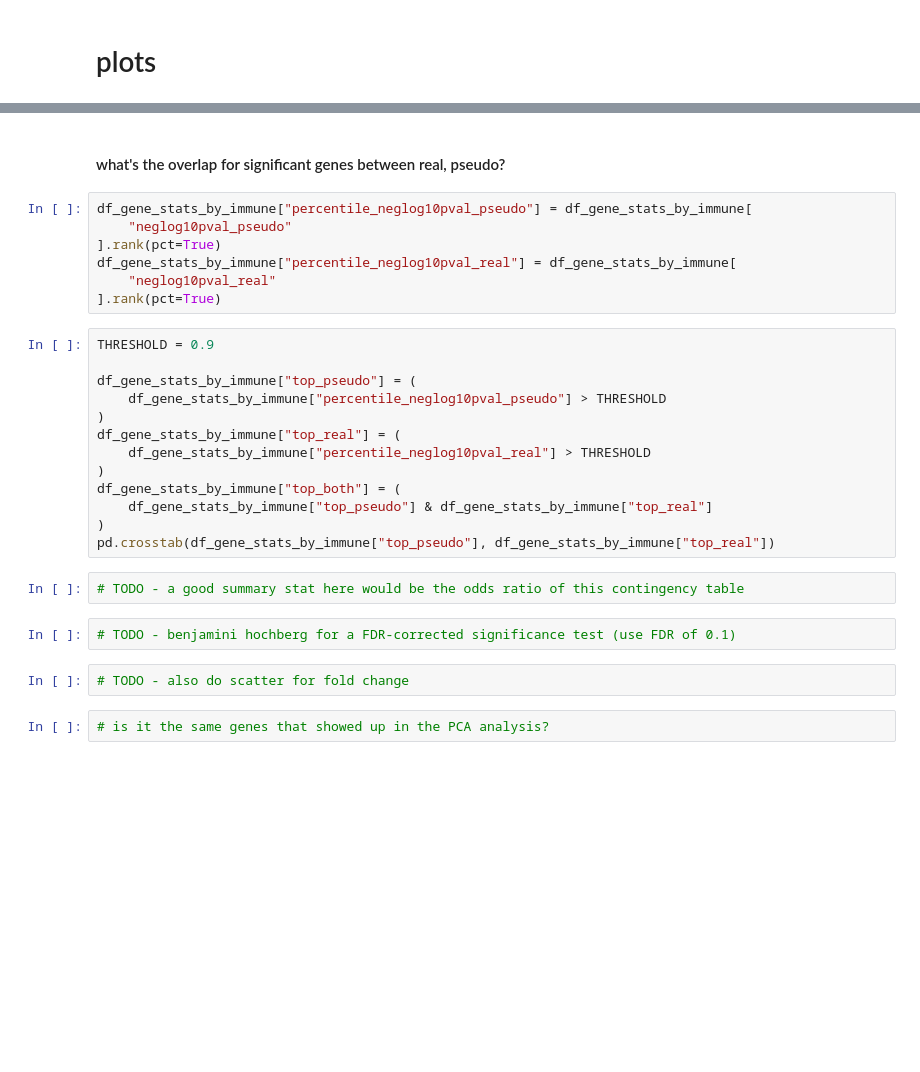
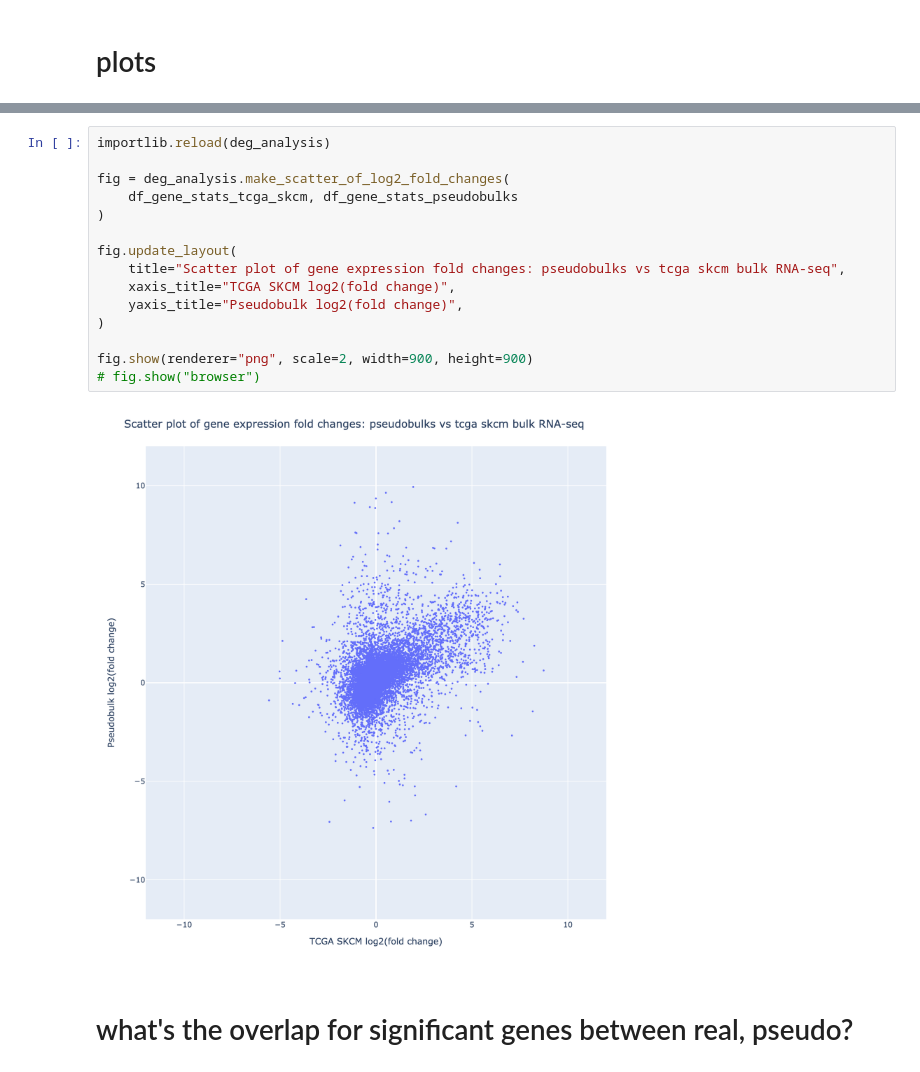
Before and after one commit to davidliu-lab/deconv, a Jupyter notebook: 2_pseudobulk_generation/view pseudobulk differential expression.ipynb, the cells around one changed output, grey strips where cells are left out. Drawn from its saved outputs; the diff is of its cells as text; blank space fills up the shorter version.

```diff
--- a/2_pseudobulk_generation/view pseudobulk differential expression.ipynb
+++ b/2_pseudobulk_generation/view pseudobulk differential expression.ipynb
@@ -424,30 +266,19 @@ fig.show(renderer="browser")
+# %%
+importlib.reload(deg_analysis)
+
+fig = deg_analysis.make_scatter_of_log2_fold_changes(
+    df_gene_stats_tcga_skcm, df_gene_stats_pseudobulks
+)
+
+fig.update_layout(
+    title="Scatter plot of gene expression fold changes: pseudobulks vs tcga skcm bulk RNA-seq",
+    xaxis_title="TCGA SKCM log2(fold change)",
+    yaxis_title="Pseudobulk log2(fold change)",
+)
+
+fig.show(renderer="png", scale=2, width=900, height=900)
+# fig.show("browser")
+# %% [output]
+[figure, added]
 # %% [markdown]
-#### what's the overlap for significant genes between real, pseudo?
+# what's the overlap for significant genes between real, pseudo?
-# %%
-df_gene_stats_by_immune["percentile_neglog10pval_pseudo"] = df_gene_stats_by_immune[
-    "neglog10pval_pseudo"
-].rank(pct=True)
-df_gene_stats_by_immune["percentile_neglog10pval_real"] = df_gene_stats_by_immune[
-    "neglog10pval_real"
-].rank(pct=True)
-# %%
-THRESHOLD = 0.9
-
-df_gene_stats_by_immune["top_pseudo"] = (
-    df_gene_stats_by_immune["percentile_neglog10pval_pseudo"] > THRESHOLD
-)
-df_gene_stats_by_immune["top_real"] = (
-    df_gene_stats_by_immune["percentile_neglog10pval_real"] > THRESHOLD
-)
-df_gene_stats_by_immune["top_both"] = (
-    df_gene_stats_by_immune["top_pseudo"] & df_gene_stats_by_immune["top_real"]
-)
-pd.crosstab(df_gene_stats_by_immune["top_pseudo"], df_gene_stats_by_immune["top_real"])
-# %%
-# TODO - a good summary stat here would be the odds ratio of this contingency table
-# %%
-# TODO - benjamini hochberg for a FDR-corrected significance test (use FDR of 0.1)
-# %%
-# TODO - also do scatter for fold change
-# %%
-# is it the same genes that showed up in the PCA analysis?
```
Also changed, not shown: parts of 58 cells of this notebook, 1 other file.
